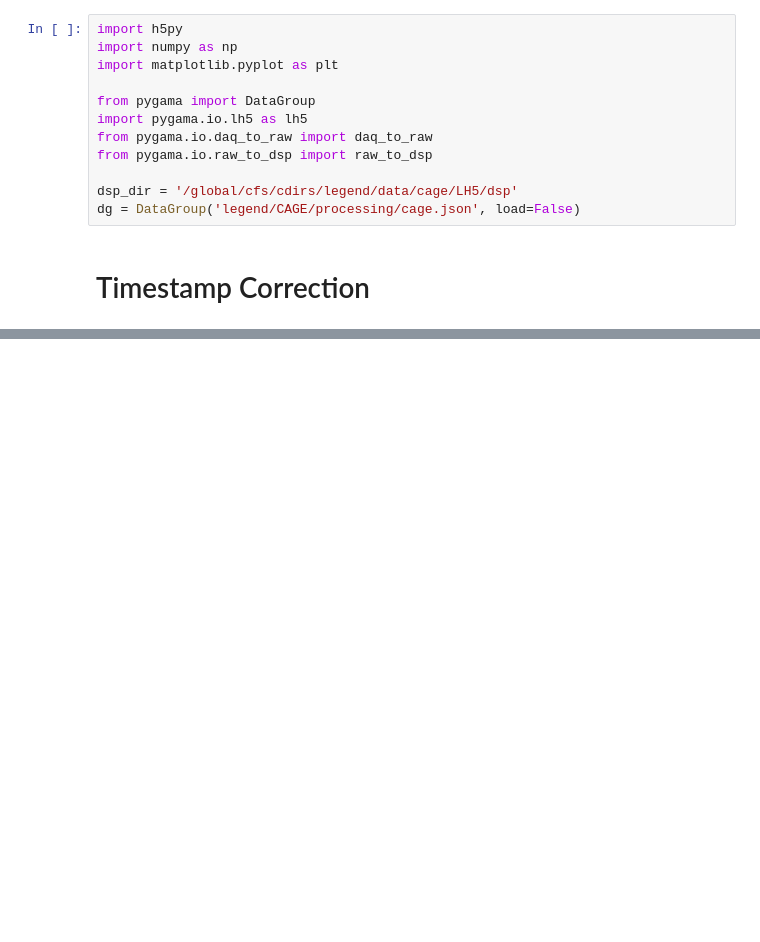
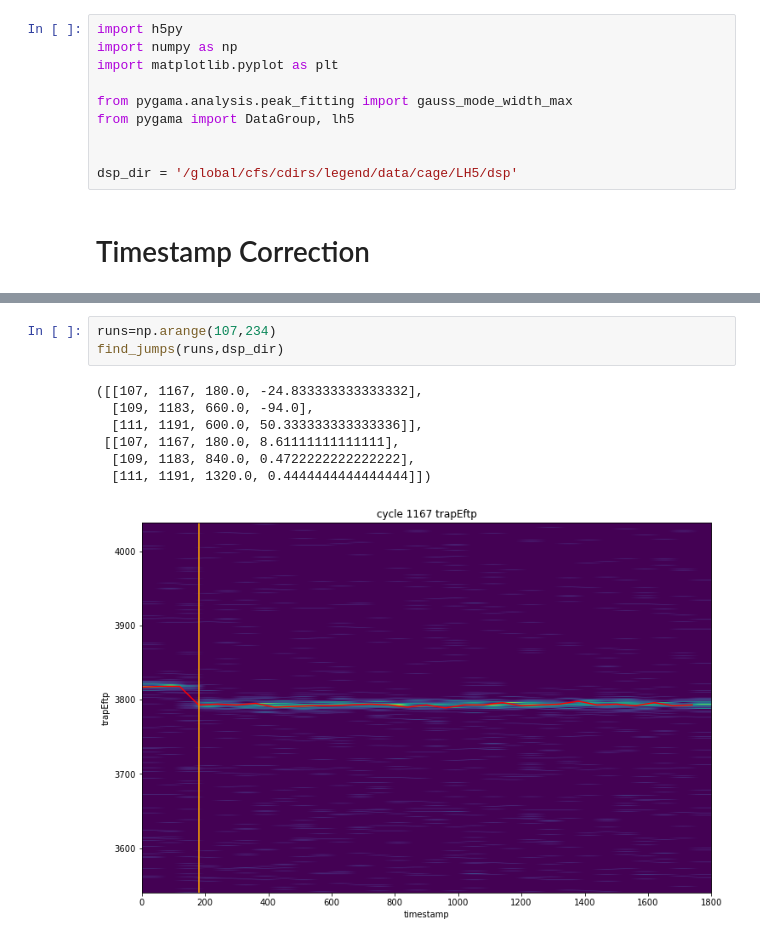
Before and after one commit to legend-exp/CAGE, a Jupyter notebook: analysis/gain_jumps.ipynb, the cells around one changed output, grey strips where cells are left out. Cells and saved outputs as stored; diff of their text form; blank space fills up the shorter version.

```diff
--- a/analysis/gain_jumps.ipynb
+++ b/analysis/gain_jumps.ipynb
@@ -3,13 +3,11 @@ import h5py
 import numpy as np
 import matplotlib.pyplot as plt
 
-from pygama import DataGroup
-import pygama.io.lh5 as lh5
-from pygama.io.daq_to_raw import daq_to_raw
-from pygama.io.raw_to_dsp import raw_to_dsp
+from pygama.analysis.peak_fitting import gauss_mode_width_max
+from pygama import DataGroup, lh5
+
 
 dsp_dir = '/global/cfs/cdirs/legend/data/cage/LH5/dsp'
-dg = DataGroup('legend/CAGE/processing/cage.json', load=False)
 # %% [markdown]
 # Timestamp Correction
 # %%
@@ -70,0 +163,11 @@ def dsp_to_hit_cage(f_dsp, f_hit, dg, n_max=None, verbose=False, t_start=None):
+# %%
+runs=np.arange(107,234)
+find_jumps(runs,dsp_dir)
+# %% [output]
+([[107, 1167, 180.0, -24.833333333333332],
+  [109, 1183, 660.0, -94.0],
+  [111, 1191, 600.0, 50.333333333333336]],
+ [[107, 1167, 180.0, 8.61111111111111],
+  [109, 1183, 840.0, 0.4722222222222222],
+  [111, 1191, 1320.0, 0.4444444444444444]])
+[figure, added]
```
Also changed, not shown: parts of 8 cells of this notebook.
